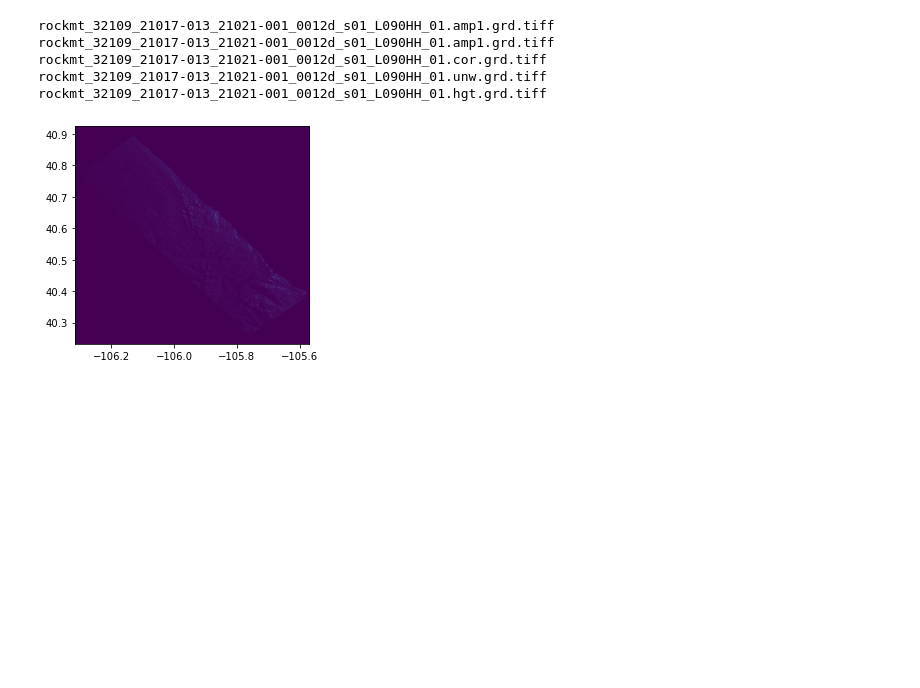
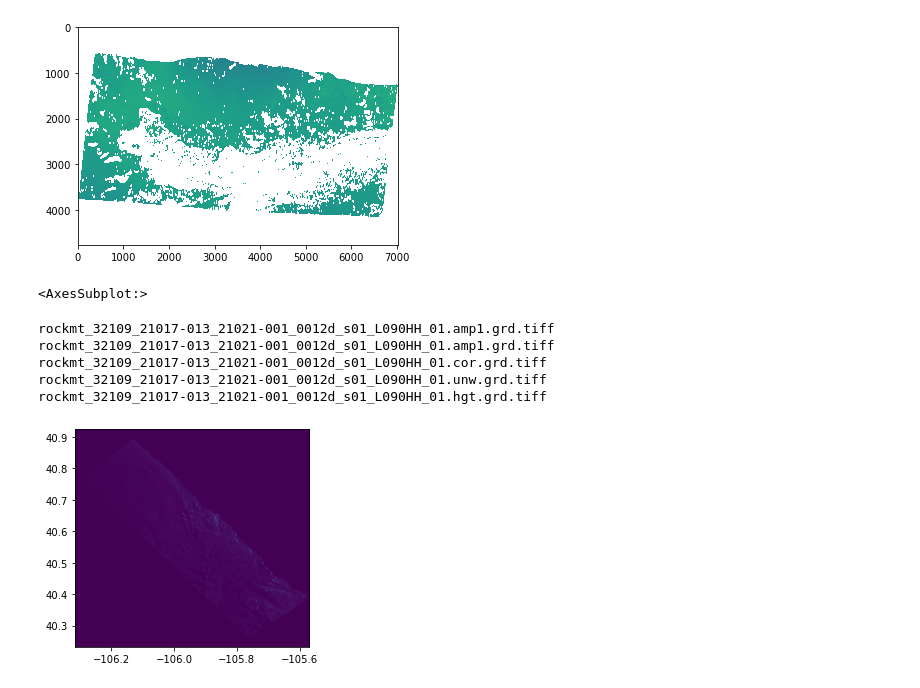
Before and after one commit to jacktarricone/uavsar_scripts, a Jupyter notebook: uavsar_snowex_hackweek.ipynb, the cells around one changed output. Saved outputs shown, nothing was run; the diff lists cells and outputs as text; code cells hidden in the pictures; blank space fills up the shorter version.

```diff
--- a/uavsar_snowex_hackweek.ipynb
+++ b/uavsar_snowex_hackweek.ipynb
@@ -201,3 +217,8 @@ uavsar_tiff_convert(folder)
+# %%
+show(da_array)
+# %% [output]
+[figure, added]
+<AxesSubplot:>
 # %%
 # list all .tiff raster files we just created
 
```
Also changed, not shown: parts of 4 cells of this notebook, 4 other files.
